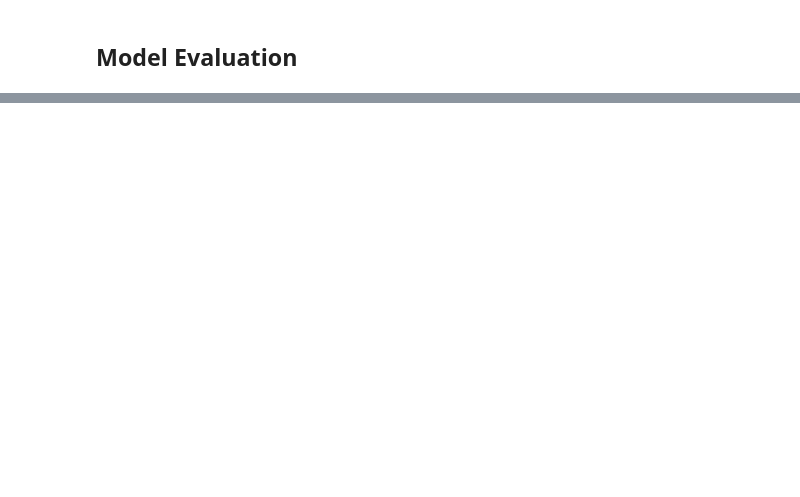
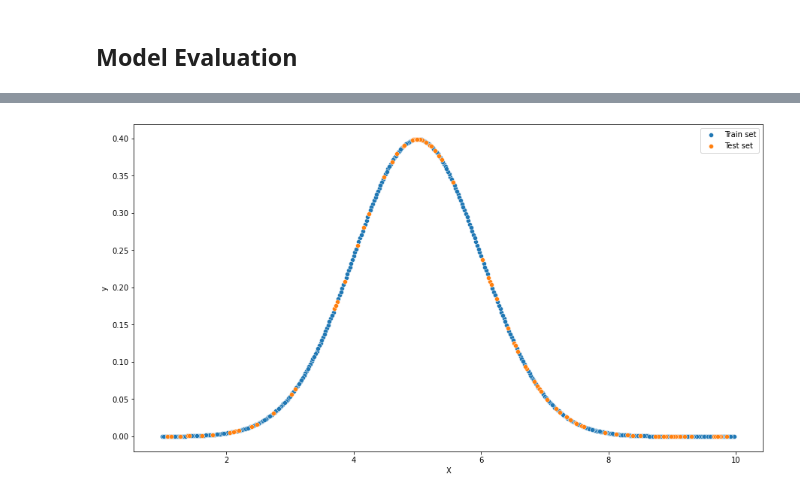
Before and after one commit to cavs1010/Regression-in-TF, a Jupyter notebook: InsuranceModel_tensorFlow.ipynb, the cells around one changed output, grey strips where cells are left out. Cells and saved outputs as stored; diff of their text form; code cells hidden in the pictures; blank space fills up the shorter version.

```diff
--- a/InsuranceModel_tensorFlow.ipynb
+++ b/InsuranceModel_tensorFlow.ipynb
@@ -308,0 +331,9 @@ plt.show()
+# %%
+# Lets Visualize with the model
+fig, ax = plt.subplots(figsize=(15,8))
+sns.scatterplot(x=X_train, y = y_train, ax = ax, label='Train set',)
+sns.scatterplot(x=X_test, y = y_test, ax = ax , label='Test set')
+ax.set_xlabel('X')
+ax.set_ylabel('y');
+# %% [output]
+[figure, added]
```
Also changed, not shown: parts of 28 cells of this notebook.
